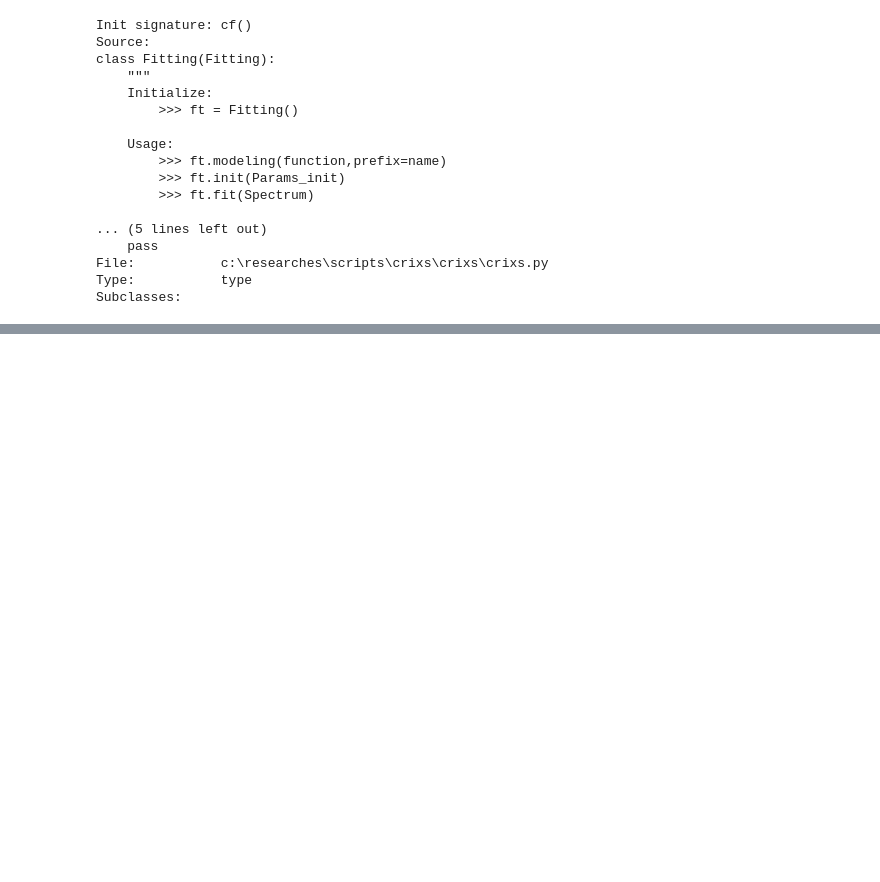
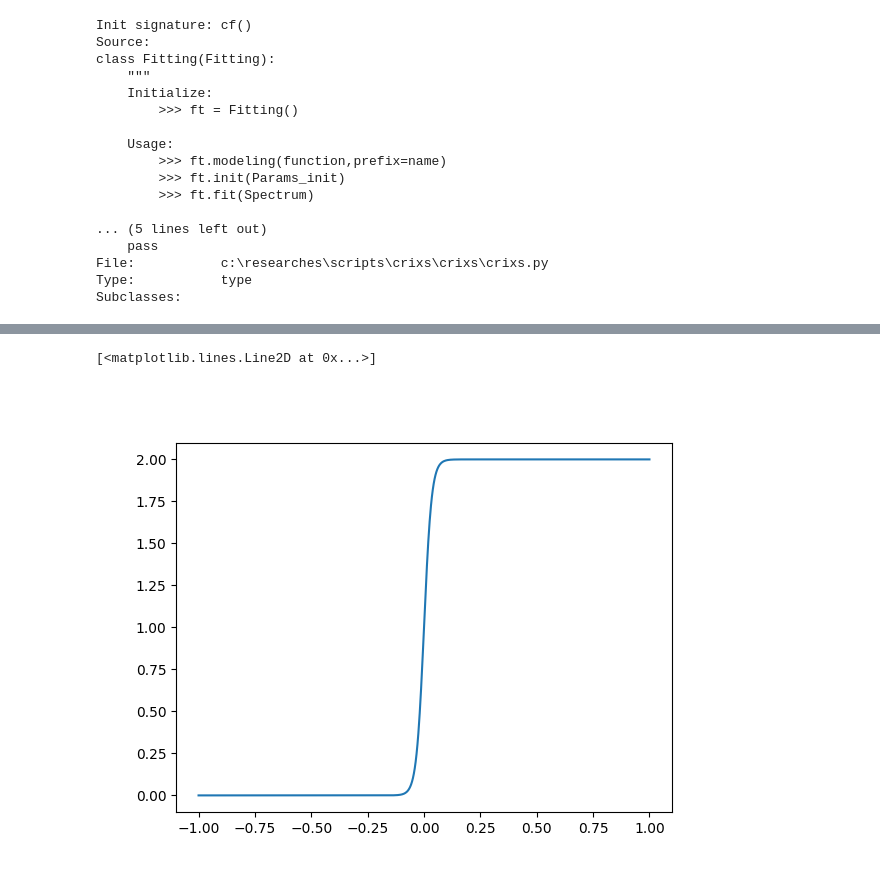
Before and after one commit to Coolphy/CRIXS, a Jupyter notebook: test.ipynb, the cells around one changed output, grey strips where cells are left out. Cells and saved outputs as stored; diff of their text form; code cells hidden in the pictures; blank space fills up the shorter version.

```diff
--- a/test.ipynb
+++ b/test.ipynb
@@ -91,0 +111,9 @@ ft.result
+# %%
+x = np.linspace(-1,1,1000)
+y = (1 + (logistic(x, 1, 0, 0.6 * 0.12) - 0.5*1) * 2)
+# %%
+plt.figure()
+plt.plot(x,y)
+# %% [output]
+[<matplotlib.lines.Line2D at 0x...>]
+[figure, added]
```
Also changed, not shown: parts of 8 cells of this notebook, 10 other files.
